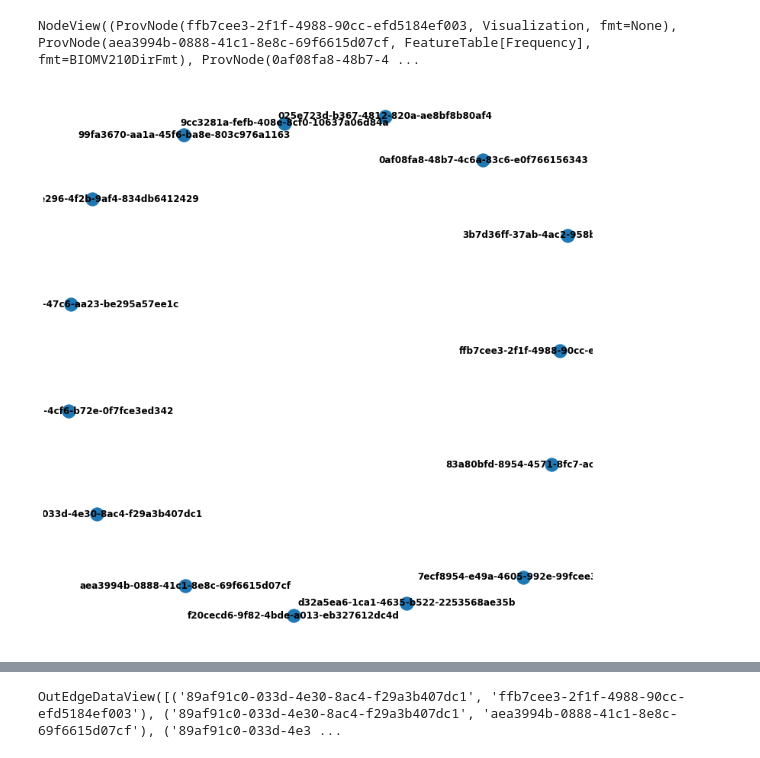
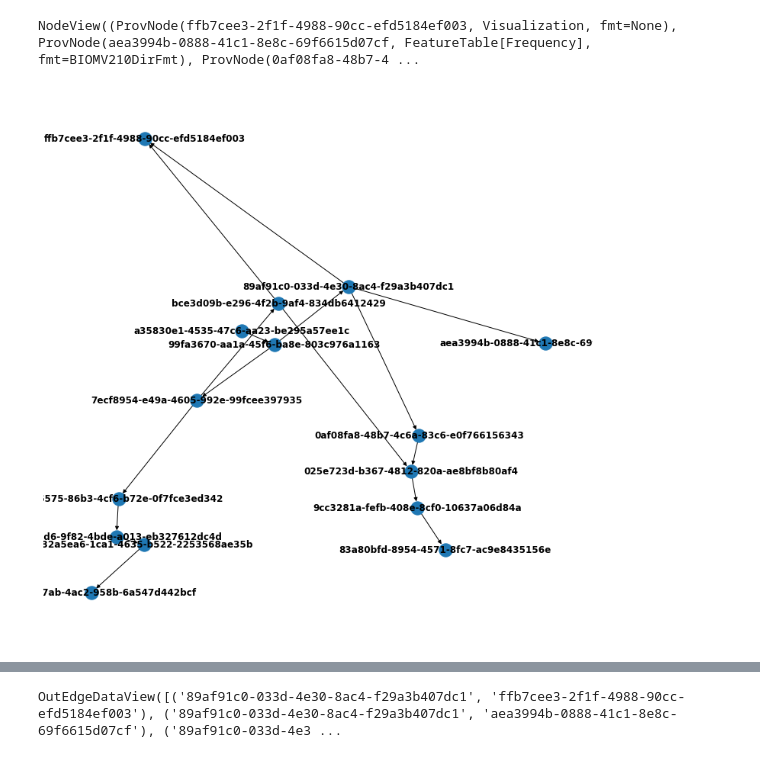
Before and after one commit to qiime2/provenance-lib, a Jupyter notebook: provenance_lib/digraph.ipynb, the cells around one changed output, grey strips where cells are left out. Drawn from its saved outputs; the diff is of its cells as text; code cells hidden in the pictures.

```diff
--- a/provenance_lib/digraph.ipynb
+++ b/provenance_lib/digraph.ipynb
@@ -41,6 +31,6 @@ G.nodes
 # %% [output]
 NodeView((ProvNode(ffb7cee3-2f1f-4988-90cc-efd5184ef003, Visualization, fmt=None), ProvNode(aea3994b-0888-41c1-8e8c-69f6615d07cf, FeatureTable[Frequency], fmt=BIOMV210DirFmt), ProvNode(0af08fa8-48b7-4 ...
 # %%
-nx.draw(G, with_labels=True, font_weight="bold")
+nx.draw(dag, with_labels=True, font_weight="bold")
 # %% [output]
-[figure, old version]
+[figure, new version]
```
Also changed, not shown: parts of 6 cells of this notebook, 2 other files.
